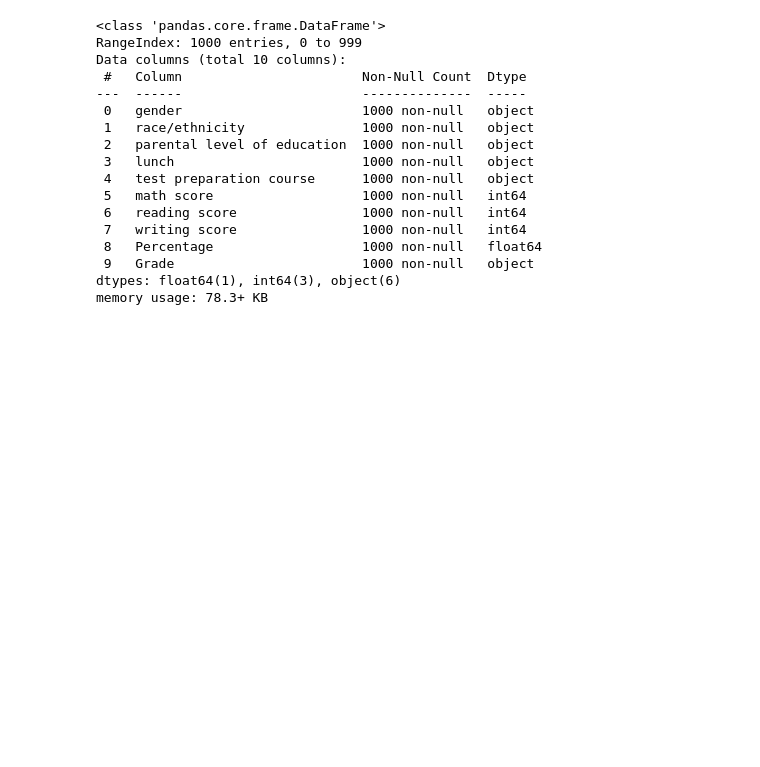
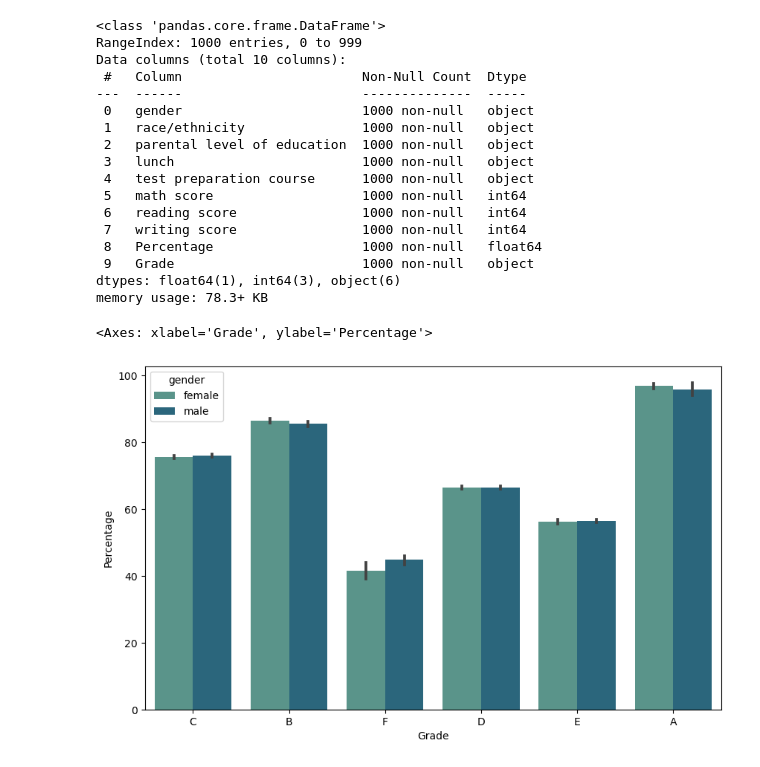
Before and after one commit to IzhanAli08/MyResearch, a Jupyter notebook: Feature Engineering and Model Building.ipynb, the cells around one changed output. Cells and saved outputs as stored; diff of their text form; code cells hidden in the pictures; blank space fills up the shorter version.

```diff
--- a/Feature Engineering and Model Building.ipynb
+++ b/Feature Engineering and Model Building.ipynb
@@ -57,3 +63,9 @@ Data columns (total 10 columns):
  9   Grade                        1000 non-null   object
 dtypes: float64(1), int64(3), object(6)
 memory usage: 78.3+ KB
+# %%
+plt.figure(figsize = (10, 6))
+sns.barplot(x = 'Grade', y = 'Percentage', data= data, hue= 'gender', palette= 'crest')
+# %% [output]
+<Axes: xlabel='Grade', ylabel='Percentage'>
+[figure, added]
```
Also changed, not shown: parts of 16 cells of this notebook.
